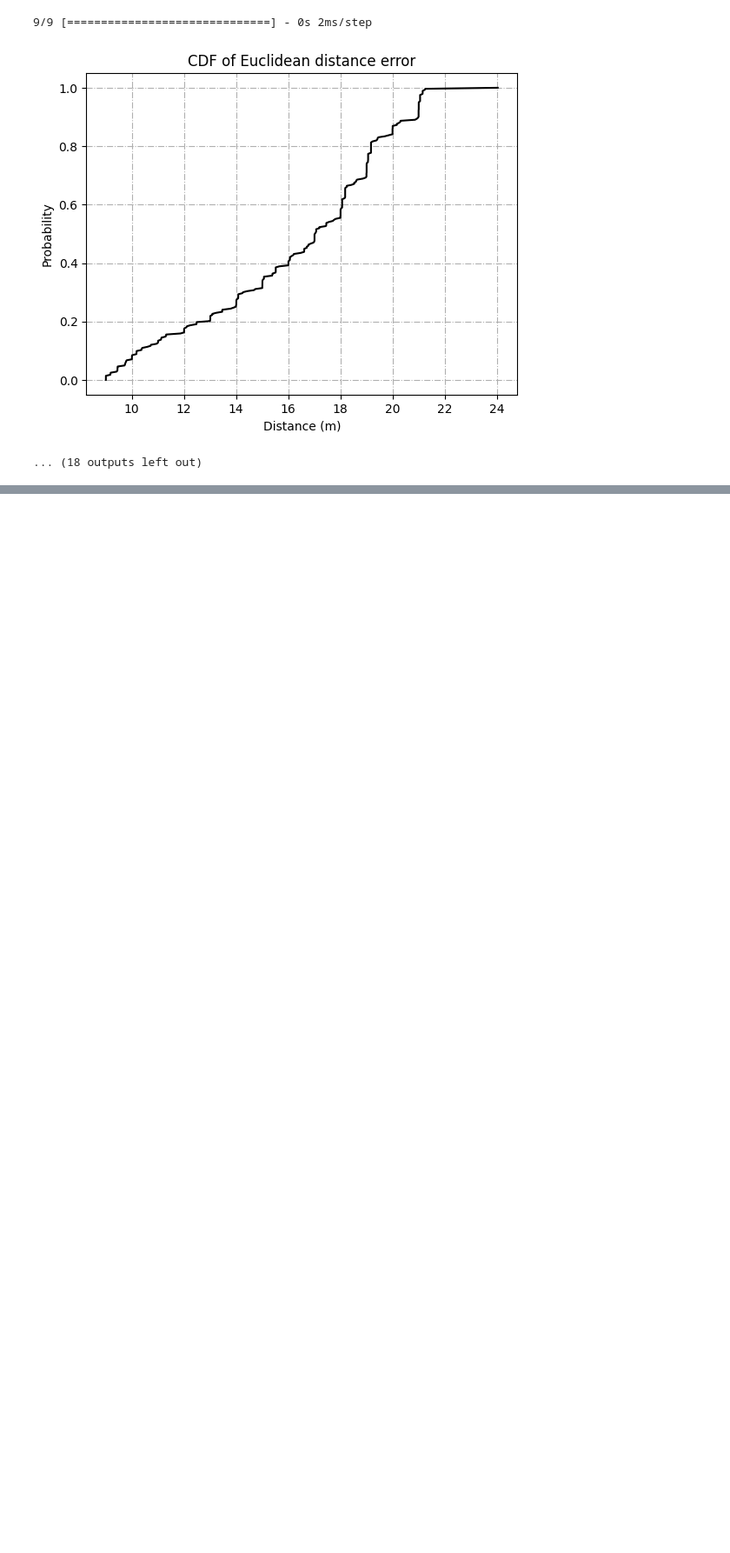
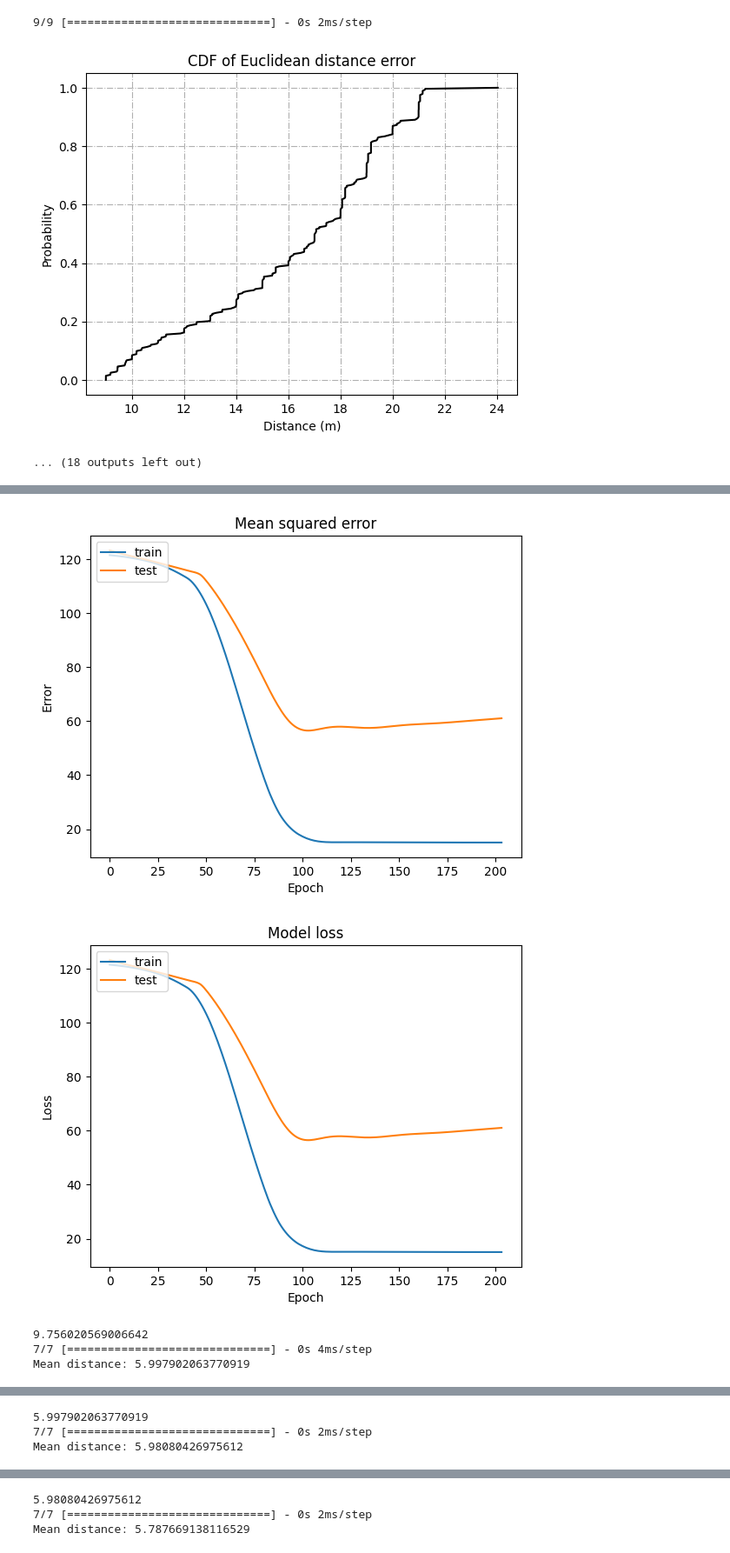
Before and after one commit to nikola310/indoor-localization, a Jupyter notebook: indoor_localization_Colab_Full_Project.ipynb, the cells around one changed output, grey strips where cells are left out. Shown at 87% size. Saved outputs shown, nothing was run; the diff lists cells and outputs as text; code cells hidden in the pictures; blank space fills up the shorter version.

```diff
--- a/indoor_localization_Colab_Full_Project.ipynb
+++ b/indoor_localization_Colab_Full_Project.ipynb
@@ -378,0 +381,10 @@ Mean distance: 5.018051647718132
+# %%
+data = pd.read_csv('/content/labeled_data_scaled.csv')
+
+pop_size=1000
+for i in range(10):
+  df = data.sample(frac=1, random_state=32, ignore_index=True).iloc[0: pop_size, :]
+  df.sample(frac=1, random_state=32, axis=1)
+  result = run_script_on_data(df, plot=True, csv_file=False)
+  print(result)
+# %% [output]
@@ -378,0 +393,5 @@ Mean distance: 5.018051647718132
+[figure, added]
+[figure, added]
+9.756020569006642
+7/7 [==============================] - 0s 4ms/step
+Mean distance: 5.997902063770919
@@ -378,0 +400,3 @@ Mean distance: 5.018051647718132
+5.997902063770919
+7/7 [==============================] - 0s 2ms/step
+Mean distance: 5.98080426975612
@@ -378,0 +405,3 @@ Mean distance: 5.018051647718132
+5.98080426975612
+7/7 [==============================] - 0s 2ms/step
+Mean distance: 5.787669138116529
```
Also changed, not shown: parts of 2 cells of this notebook.
